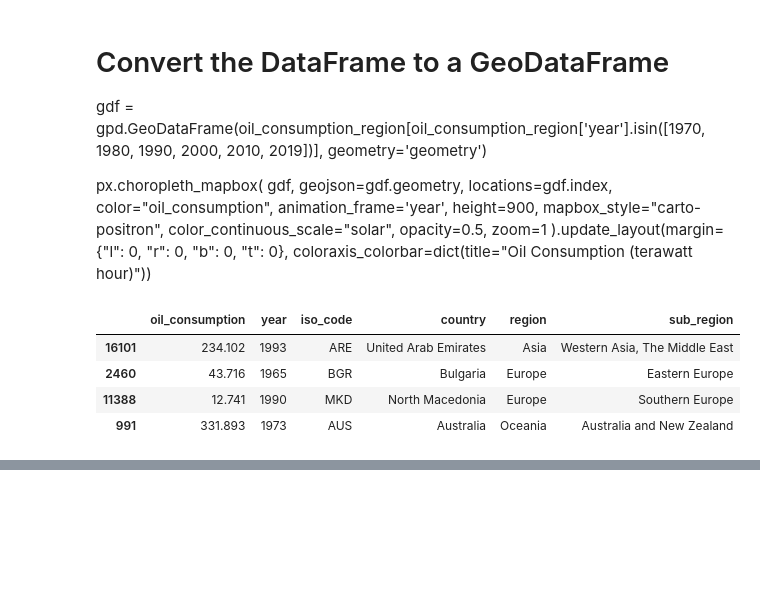
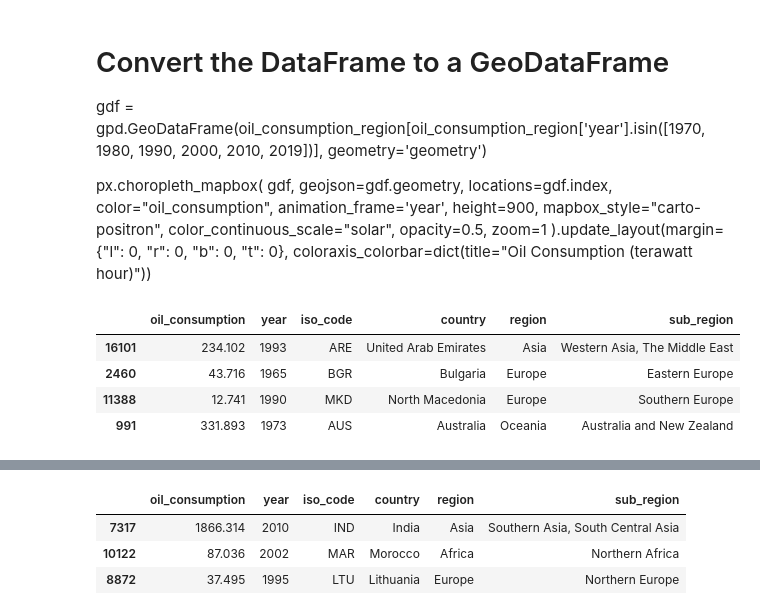
Before and after one commit to henrymmarques/DataVizProj, a Jupyter notebook: project_DV.ipynb, the cells around one changed output, grey strips where cells are left out. Saved outputs shown, nothing was run; the diff lists cells and outputs as text; code cells hidden in the pictures; blank space fills up the shorter version.

```diff
--- a/project_DV.ipynb
+++ b/project_DV.ipynb
@@ -705,2 +697,8 @@ MissingSchema: Invalid URL 'br.png': No scheme supplied. Perhaps you meant http:
 # %%
 oil_consumption_countries=oil_consumption_df[oil_consumption_df['country']!='World']
+oil_consumption_countries.sample
+# %% [output]
+|  | oil_consumption | year | iso_code | country | region | sub_region |
+| 7317 | 1866.314 | 2010 | IND | India | Asia | Southern Asia, South Central Asia |
+| 10122 | 87.036 | 2002 | MAR | Morocco | Africa | Northern Africa |
+| 8872 | 37.495 | 1995 | LTU | Lithuania | Europe | Northern Europe |
```
Also changed, not shown: parts of 4 cells of this notebook, 3 other files.
